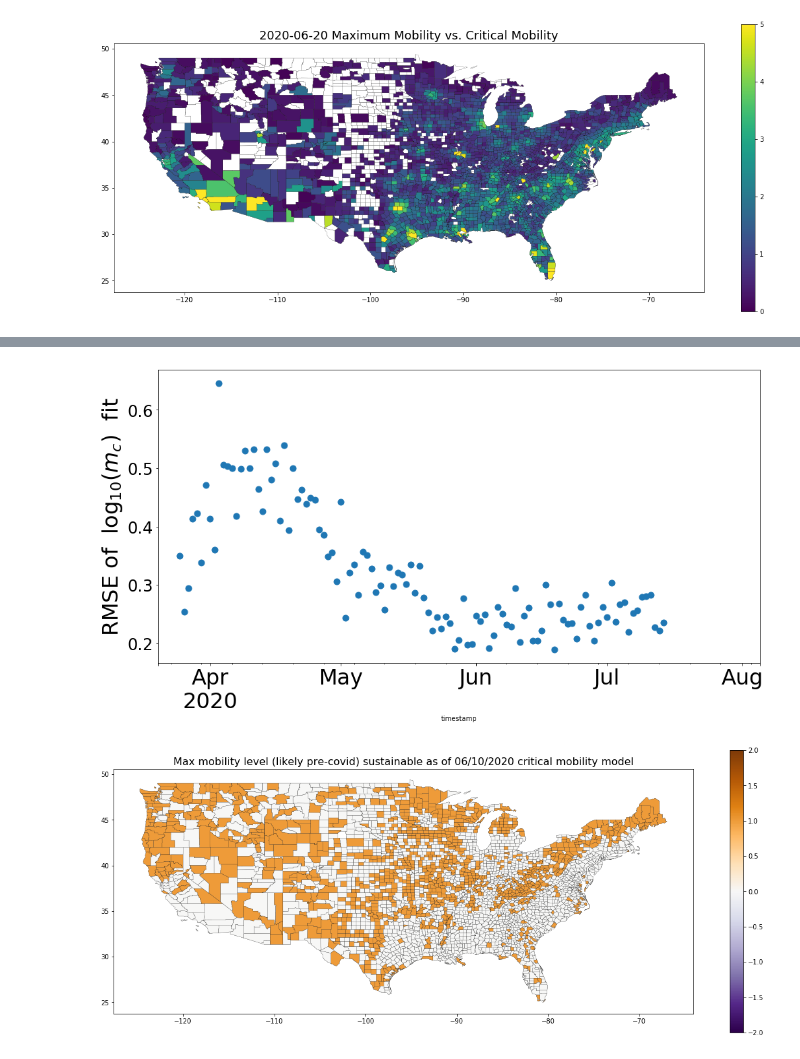
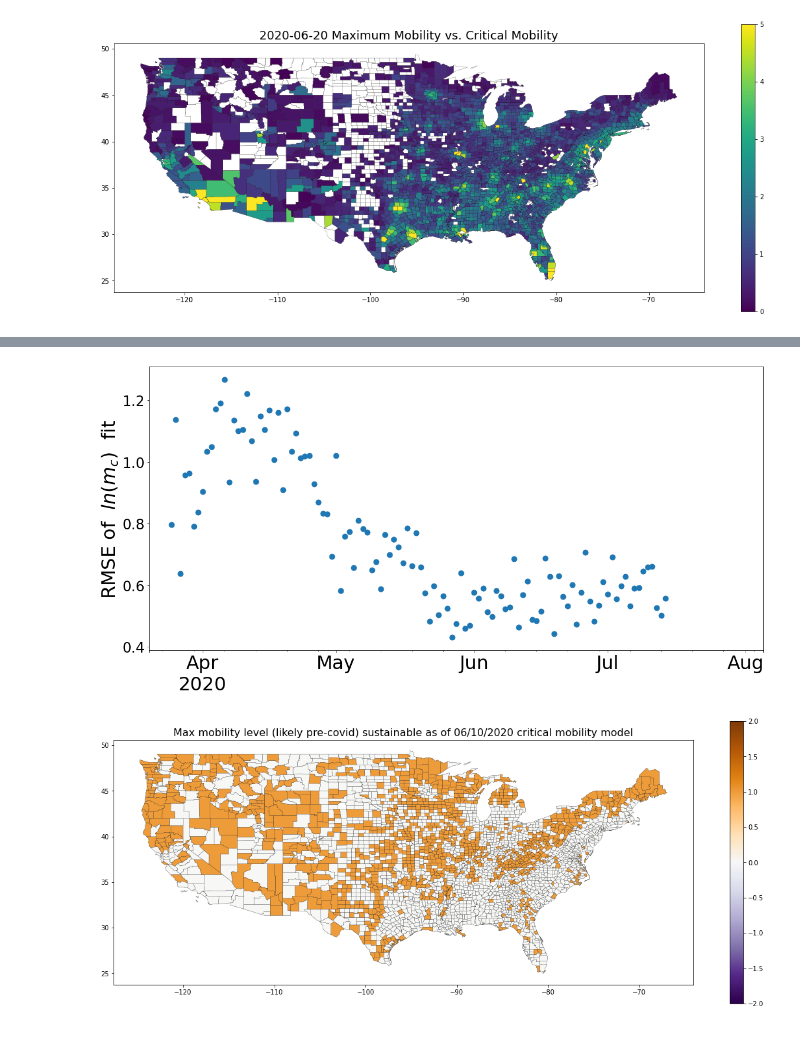
Before and after one commit to IBM/ibmpairs, a Jupyter notebook: examples/Covid19CriticalMobility/covid19_mobility_FullTraining_model.ipynb, the cells around one changed output, grey strips where cells are left out. Drawn from its saved outputs; the diff is of its cells as text; code cells hidden in the pictures.

```diff
--- a/examples/Covid19CriticalMobility/covid19_mobility_FullTraining_model.ipynb
+++ b/examples/Covid19CriticalMobility/covid19_mobility_FullTraining_model.ipynb
@@ -43,7 +43,7 @@ print('Considering data from                      ', dt_cutoff_min)
 dt_cutoff_latest = datetime(2020,8,2, tzinfo=pytz.utc)
 print('Plotting data up to                        ', dt_cutoff_latest)
 
-data_subdirectory = 'data/csv/run98FullTrainingJHU'
+data_subdirectory = 'data/csv/run011FullTrainingJHU'
 if not os.path.exists(data_subdirectory):
     os.makedirs(data_subdirectory)
 print('data_subdirectory                          ', data_subdirectory)
@@ -208,7 +203,7 @@ def lagged_dataframe(df_joined, lag_growthCases):
 def filter_lagged_dataframe(df_unfiltered,
                             filter_cases_capita_min,
                             filter_growth_cases_zero_transition,
-                            filter_logMobility_min):
+                            filter_mobility_min):
     """
     :df_unfiltered: lagged dataframe (e.g. df_lagged)
     :returns:       filtered dataframe
@@ -227,8 +222,8 @@ def filter_lagged_dataframe(df_unfiltered,
         df_zero_transition = (df_negative_transition | df_positive_transition)
         df = df[df_zero_transition]
 
-    if filter_logMobility_min is not None:
-        df = df[df['LogMobility']>=filter_logMobility_min] # S/N
+    if filter_mobility_min is not None:
+        df = df[df['Mobility']>=filter_mobility_min] # S/N
 
     return df
 # %%
@@ -238,7 +233,7 @@ def filter_lagged_dataframe(df_unfiltered,
 # Filter on the lagged data, not on df_joined
 FILTER_CASES_CAPITA_MIN = 2
 FILTER_GROWTH_CASES_ZERO_TRANSITION = True
-FILTER_LOGMOBILITY_MIN = -2
+FILTER_MOBILITY_MIN = 0.01
 
 df_lagged = {}
 df_lagged_filtered = {}
@@ -249,7 +244,7 @@ for this_lag in lag_Feature:
     df_lagged_filtered[this_lag] = filter_lagged_dataframe(df_lagged[this_lag],
                                                          FILTER_CASES_CAPITA_MIN,
                                                          FILTER_GROWTH_CASES_ZERO_TRANSITION,
-                                                         FILTER_LOGMOBILITY_MIN)
+                                                         FILTER_MOBILITY_MIN)
 
     df_lagged[this_lag] = df_lagged[this_lag].swaplevel(axis=1)
     df_lagged_filtered[this_lag] = df_lagged_filtered[this_lag].swaplevel(axis=1)
@@ -295,9 +285,9 @@ df_repeated = pandas.concat([df_pop_density.set_index('pairs_id')]*len(dt_list),
 df_repeated.columns = dt_list
 df_repeated = df_repeated.stack().reset_index().rename(columns={'level_1':'timestamp', 0:'population_density'})
 df_critical = pandas.merge(df_critical, df_repeated, on=['timestamp', 'pairs_id'], how='outer')
-df_critical['LogPopDensity'] = numpy.log10(df_critical['population_density'])
+df_critical['LogPopDensity'] = numpy.log(df_critical['population_density'])
 
-# LogAgeRatio (log10(age60-64 / age20-24))
+# LogAgeRatio (ln(age60-64 / age20-24))
 df_repeated = pandas.concat([df_AgeRatio[['pairs_id', 'LogAgeRatio']].set_index('pairs_id')]*len(dt_list), axis=1)
 df_repeated.columns = dt_list
 df_repeated = df_repeated.stack().reset_index().rename(columns={'level_1':'timestamp', 0:'LogAgeRatio'})
@@ -319,12 +309,12 @@ df_critical = pandas.merge(df_critical, df_stacked, on=['timestamp', 'pairs_id']
 # CasesCapita and LogCasesCapita
 df_stacked = df_joined['CasesCapita'].stack(dropna=False).reset_index().rename(columns={0: 'CasesCapita'})
 df_critical = pandas.merge(df_critical, df_stacked, on=['timestamp', 'pairs_id'], how='outer')
-df_critical['LogCasesCapita'] = numpy.log10(df_critical['CasesCapita'])
+df_critical['LogCasesCapita'] = numpy.log(df_critical['CasesCapita'])
 
 # CumCasesCapita and LogCumCasesCapita
 df_stacked = df_joined['CumCasesCapita'].stack(dropna=False).reset_index().rename(columns={0: 'CumCasesCapita'})
 df_critical = pandas.merge(df_critical, df_stacked, on=['timestamp', 'pairs_id'], how='outer')
-df_critical['LogCumCasesCapita'] = numpy.log10(df_critical['CumCasesCapita'])
+df_critical['LogCumCasesCapita'] = numpy.log(df_critical['CumCasesCapita'])
 
 # LogMobility
 df_stacked = df_joined['LogMobility'].stack(dropna=False).reset_index().rename(columns={0: 'LogMobility'})
@@ -337,7 +327,7 @@ df_critical = pandas.merge(df_critical, df_stacked, on=['timestamp', 'pairs_id']
 # MaxMobility
 df_stacked = df_joined['MaxMobility'].stack(dropna=False).reset_index().rename(columns={0: 'MaxMobility'})
 df_critical = pandas.merge(df_critical, df_stacked, on=['timestamp', 'pairs_id'], how='outer')
-df_critical['LogMaxMobility'] = numpy.log10(df_critical['MaxMobility'])
+df_critical['LogMaxMobility'] = numpy.log(df_critical['MaxMobility'])
 
 # State and County names
 df_critical = pandas.merge(df_region[['State', 'County', 'pairs_id']], df_critical, on='pairs_id', how='right')
@@ -1056,36 +1075,39 @@ except:
 # %%
 def grouped_rmse(row):
     return numpy.sqrt(numpy.nanmean((row[0] - row[1])**2))
 
 df = df_preds.dropna(subset=['preds', 'LogCriticalMobility']).reset_index(drop=True)
 
 df_mean = df_preds[['timestamp', 'preds']].groupby('timestamp').mean()
 
 df_count = df_preds[['timestamp', 'preds']].groupby('timestamp').count().rename(columns={'preds':'n'})
 
 df_rmse = df.groupby('timestamp').apply(lambda x: grouped_rmse(x[['preds', 'LogCriticalMobility']].values.T))
 df_rmse.name = 'rmse'
 df_rmse = pandas.DataFrame(df_rmse)
 
 df_mean_rmse = df_mean.join(df_rmse).join(df_count)
 df_mean_rmse = df_mean_rmse.dropna()
 
 plt.figure(figsize=(16, 8))
 df_mean_rmse['rmse'].plot(lw=0, marker='o', markersize=9, fontsize=18)
-plt.ylabel(r'RMSE of  log$_{10}(m_c)$  fit', size=32)
+plt.xlabel('')
+plt.ylabel(r'RMSE of  $ln(m_c)$  fit', size=32)
 td = timedelta(3)
 plt.xlim(xmin=datetime(2020,3,20), xmax=dt_cutoff_latest+td)
 plt.xticks(fontsize=32)
 plt.yticks(fontsize=24)
+plt.tight_layout()
+plt.savefig(os.path.join(data_subdirectory, 'fig_3D.svg'))
 plt.show()
 # %% [output]
-[figure, old version]
+[figure, new version]
 # %%
 # Find counties that are already sustainable
 dt1 = datetime(2020,6,10, tzinfo=pytz.utc)
 
 # Instead of pre-COVID mobility get the maximum mobililty up to the analysis date
-s_logMobilityMax = numpy.log10(df_joined['MaxMobility']).iloc[0]
+s_logMobilityMax = numpy.log(df_joined['MaxMobility']).iloc[0]
 s_logMobilityMax.name = 'logMobilityMax'
 
 df = pandas.merge(df_preds, s_logMobilityMax.reset_index(), on='pairs_id', how='left')
@@ -1099,9 +1121,10 @@ fig, ax = plt.subplots(figsize=(20,8))
 df_region_helper.plot(ax=ax, facecolor="white", edgecolor="black", lw=0.2)
 df_plot.plot(ax=ax, column='diff', legend=True, edgecolor="black", lw=0.2, cmap='PuOr_r', vmin=-2, vmax=2)
 plt.title('Max mobility level (likely pre-covid) sustainable as of ' + dt1.strftime("%m/%d/%Y") + ' critical mobility model', size=16)
+plt.savefig(os.path.join(data_subdirectory, 'fig_5C.svg'))
 plt.show()
 # %% [output]
-[figure, old version]
+[figure, new version]
 # %%
 # Predicitve power analysis
 
```
Also changed, not shown: parts of 24 cells of this notebook, 3 other files.
